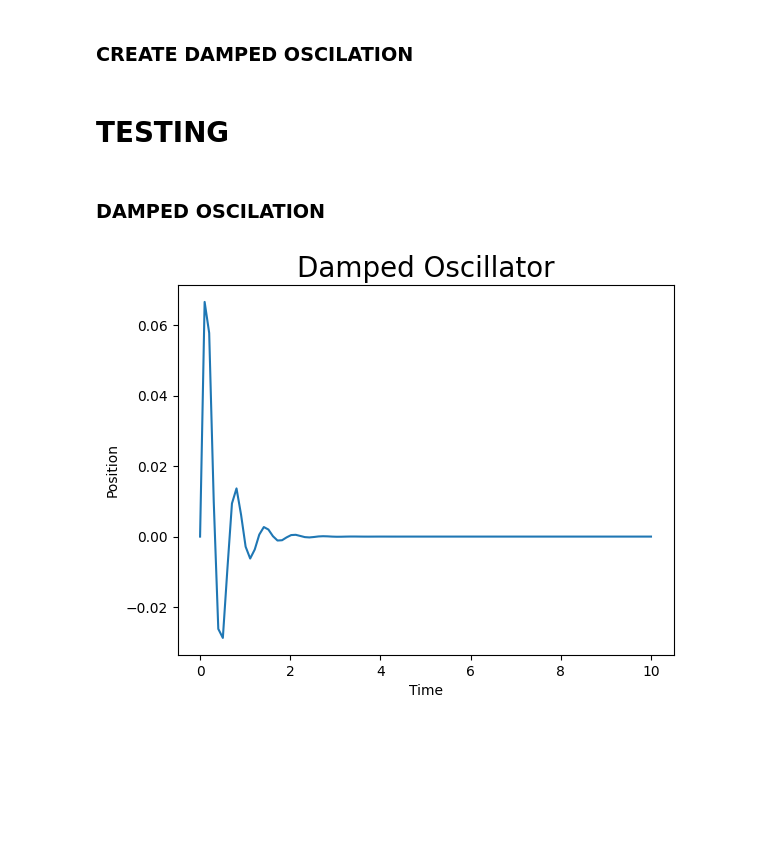
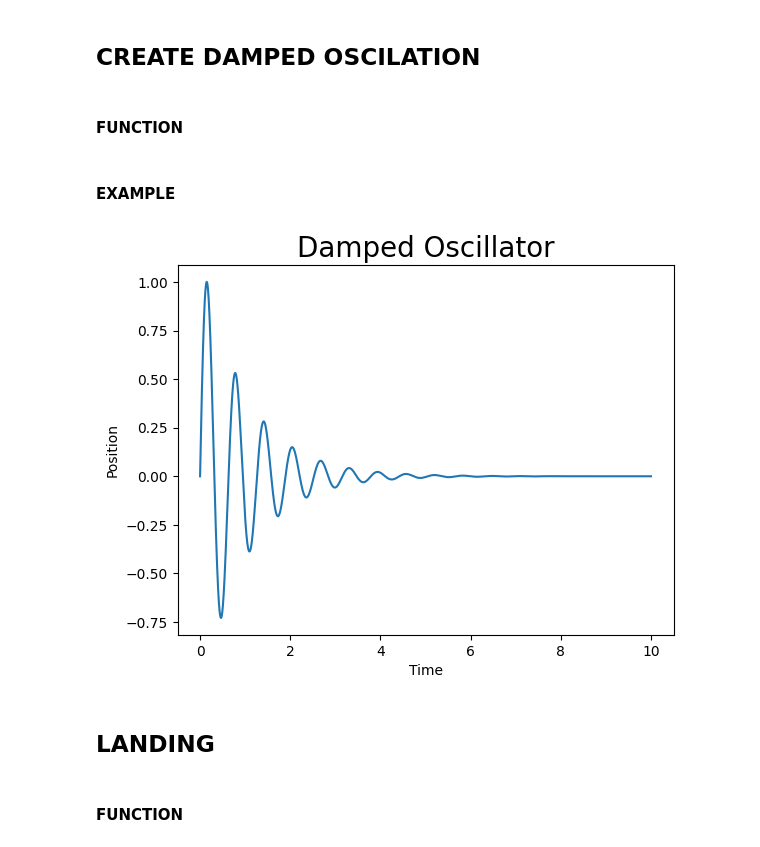
Before and after one commit to simoncarthew/EEE4113F_Group16_Hornbill_Scale, a Jupyter notebook: DYNAMIC_WEIGHT_ANALYSIS/signal_generation/sig_gen_experiment.ipynb, the cells around one changed output. Cells and saved outputs as stored; diff of their text form; code cells hidden in the pictures; blank space fills up the shorter version.

```diff
--- a/DYNAMIC_WEIGHT_ANALYSIS/signal_generation/sig_gen_experiment.ipynb
+++ b/DYNAMIC_WEIGHT_ANALYSIS/signal_generation/sig_gen_experiment.ipynb
@@ -9 +13,8 @@ import seaborn as sns
+# %%
+# set common paramaters between tests
+duration = 10 # seconds
+sampling_rate = 1000 # hertz
+no_samples = int(duration/(1/sampling_rate))
+t = np.linspace(0, duration ,no_samples)
+weight = 3.5
 # %% [markdown]
@@ -11,30 +37,38 @@ import seaborn as sns
 # %% [markdown]
-### CREATE DAMPED OSCILATION
+## CREATE DAMPED OSCILATION
+# %% [markdown]
+#### FUNCTION
 # %%
 def DampOscilation(t,gamma,omega_sqr):
+    # gamma sets how long it takes for oscilations to dampen
+    # omega squared changes how quickly the oscilations disapear
+
     y = [0,1]
     def sho(t,y):
         solution = (y[1],(-gamma*y[1]-omega_sqr*y[0]))
         return solution
     solution = solve_ivp(sho, [0,t.size], y0 = y, t_eval = t)
-    return solution.y[0]
+
+    # scale the oscilation so the max value is 1
+    osc = solution.y[0]
+    osc = osc * 1/np.max(osc)
+
+    return osc
 # %% [markdown]
-# TESTING
+#### EXAMPLE
-# %% [markdown]
-### DAMPED OSCILATION
 # %%
-duration = 10 # seconds
-sampling_rate = 10 # hertz
+# generate oscillation
+osc = DampOscilation(t,2,100)
 
-no_samples = int(duration/(1/sampling_rate))
-
-t = np.linspace(0, duration ,no_samples)
-solution = DampOscilation(t,5,100)
-
-plt.plot(t,solution)
+# plot
+plt.plot(t,osc)
 plt.ylabel("Position")
 plt.xlabel("Time")
 plt.title('Damped Oscillator', fontsize = 20)
 plt.show()
 # %% [output]
-[figure, old version]
+[figure, new version]
+# %% [markdown]
+## LANDING
+# %% [markdown]
+#### FUNCTION
```
Also changed, not shown: parts of 18 cells of this notebook.
